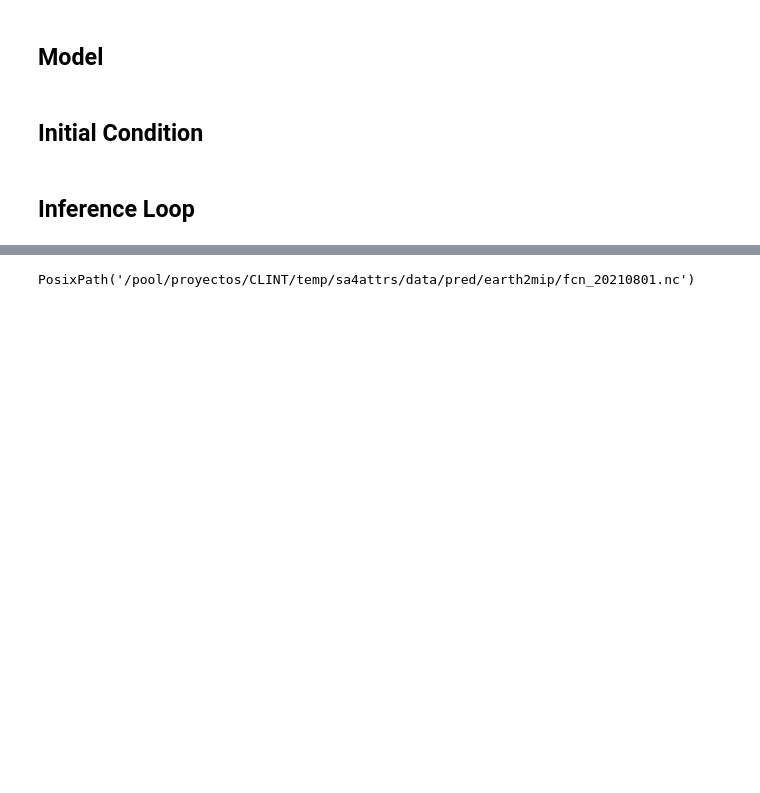
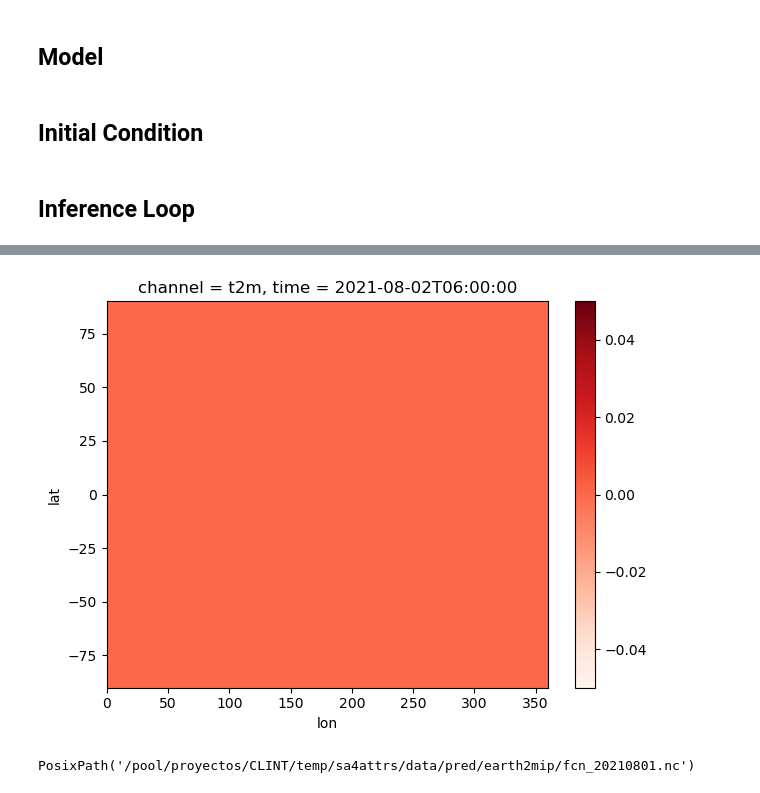
Before and after one commit to jejjohnson/jbayesevt, a Jupyter notebook: notebooks/ai_forecast/0.3.2-demo-earthmip-custom-grib.ipynb, the cells around one changed output, grey strips where cells are left out. Saved outputs shown, nothing was run; the diff lists cells and outputs as text; code cells hidden in the pictures; blank space fills up the shorter version.

```diff
--- a/notebooks/ai_forecast/0.3.2-demo-earthmip-custom-grib.ipynb
+++ b/notebooks/ai_forecast/0.3.2-demo-earthmip-custom-grib.ipynb
@@ -108,0 +111,10 @@ plt.show()
+# %%
+data_source = cds.DataSource(time_loop.in_channel_names)
+# %%
+%%time
+ds_cds = run_basic_inference(
+    time_loop,
+    n=num_steps,
+    data_source=data_source,
+    time=t0
+)
@@ -109,3 +124,15 @@ plt.show()
+# %%
+import numpy as np
+# calculate the difference
+diff_t2m = np.abs(ds.sel(channel="t2m") - ds_cds.sel(channel="t2m"))
+# %%
+fig, ax = plt.subplots()
+
+diff_t2m.isel(time=5).squeeze().plot.pcolormesh(ax=ax, cmap="Reds")
+plt.tight_layout()
+plt.show()
+# %% [output]
+[figure, added]
 # %%
 from pathlib import Path
 
```
Also changed, not shown: parts of 5 cells of this notebook.
